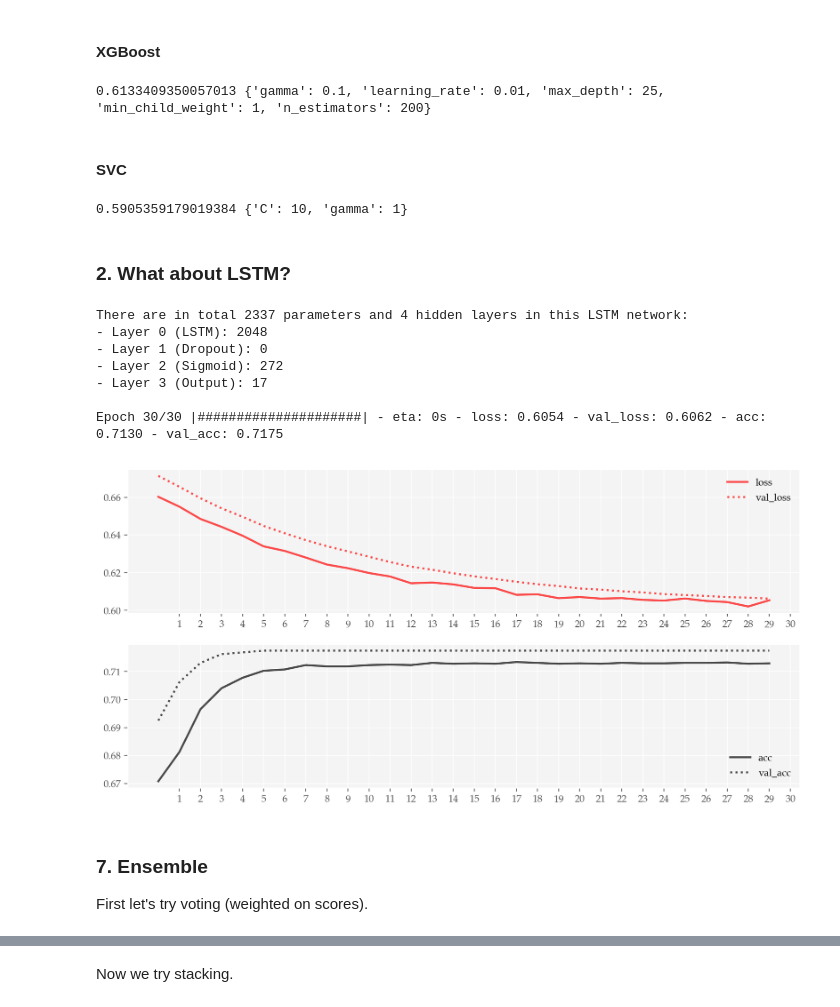
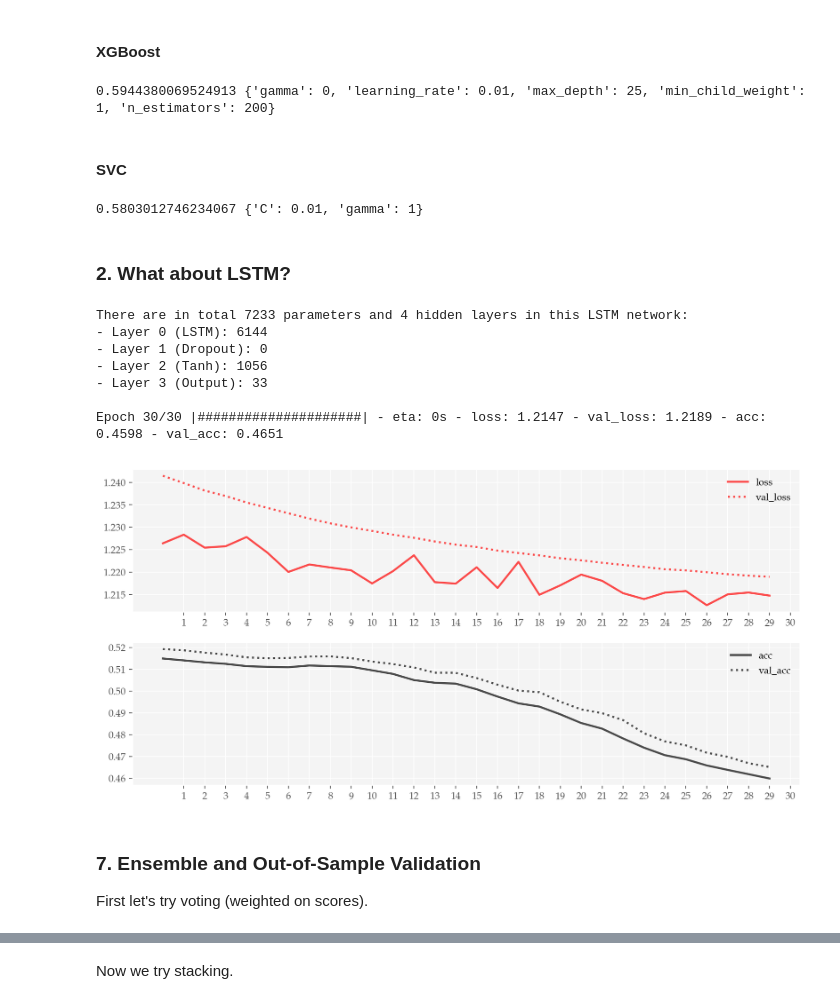
Before and after one commit to allenfrostline/iaqf2019, a Jupyter notebook: explore.ipynb, the cells around one changed output, grey strips where cells are left out. Saved outputs shown, nothing was run; the diff lists cells and outputs as text; code cells hidden in the pictures.

```diff
--- a/explore.ipynb
+++ b/explore.ipynb
@@ -259,7 +259,8 @@ for col in df.columns:
     col_val = df[col]**2
     df[col_name] = col_val
 
-df['y'] = np.vectorize(lambda x: int(x > 0))(df['dcs'].shift(-forecast))  # y = 1 if tmr's dcs is positive
+cat = lambda x: int(x > 0)
+df['y'] = np.vectorize(cat)(df['dcs'].shift(-forecast))  # y = 1 if tmr's dcs is positive
 df.reindex(sorted(df.columns.tolist()), axis=0)
 idx = df.index
 print('—' * 50)
@@ -268,7 +269,7 @@ print(df.columns.tolist()[:-1])
 print('—' * 50)
 
 # sovle colinearity by VIF reduction
-rv = ReduceVIF()
+rv = ReduceVIF(thresh=5)
 keep_cols = ['y']
 df_ = rv.fit_transform(df[[col for col in df.columns if col not in keep_cols]])
 df_.index = idx
@@ -625,7 +606,7 @@ best_score_list.append(xgb_grid.best_score_)
 best_params_list.append(xgb_grid.best_params_)
 yhat_list.append(xgb_grid.predict(X_train))
 # %% [output]
-0.6133409350057013 {'gamma': 0.1, 'learning_rate': 0.01, 'max_depth': 25, 'min_child_weight': 1, 'n_estimators': 200}
+0.5944380069524913 {'gamma': 0, 'learning_rate': 0.01, 'max_depth': 25, 'min_child_weight': 1, 'n_estimators': 200}
 # %% [markdown]
 #### SVC
 # %%
@@ -640,87 +621,106 @@ best_score_list.append(svc_grid.best_score_)
 best_params_list.append(svc_grid.best_params_)
 yhat_list.append(svc_grid.predict(X_train))
 # %% [output]
-0.5905359179019384 {'C': 10, 'gamma': 1}
+0.5803012746234067 {'C': 0.01, 'gamma': 1}
 # %% [markdown]
 ### 2. What about LSTM?
 # %%
 batch_size = BATCH_SIZE
 epochs = 30
-neurons = 16
+neurons = 32
 
-X_train_lstm, y_train_lstm = X[:-val_len], y[:-val_len]  # data is not shuffled for LSTM
-X_test_lstm, y_test_lstm = X[-val_len:], y[-val_len:]  # data is not shuffled for LSTM
-X_train_lstm = X_train_lstm[X_train_lstm.shape[0] % BATCH_SIZE:]
-y_train_lstm = y_train_lstm[y_train_lstm.shape[0] % BATCH_SIZE:]
-X_train_lstm = X_train_lstm.reshape(X_train_lstm.shape[0], 1, X_train_lstm.shape[1])
-X_test_lstm = X_test_lstm.reshape(X_test_lstm.shape[0], 1, X_test_lstm.shape[1])
+X_train_seq = X[:-val_len]                            # data is not shuffled for LSTM
+y_train_seq = (df.dcs.shift(-forecast) / df.dcs.std())[:-val_len]  # y is before cat and normed
+lt = len(y_train_seq)  # length of training set
+cv_val_len = int(lt * val_split)
+idx = np.arange(lt)
+nfolds = int(1 / val_split)
 
 np.random.seed(seed)
 model = Sequential()
 model.add(LSTM(neurons, stateful=True, batch_input_shape=(batch_size, 1, X_train.shape[1]), name='LSTM'))
 model.add(Dropout(.2, name='Dropout'))
-model.add(Dense(neurons, activation='sigmoid', name='Sigmoid'))
+model.add(Dense(neurons, activation='tanh', name='Tanh'))
 model.add(Dense(1, name='Output'))
 nl = len(model.layers)
 print(f'There are in total {model.count_params()} parameters and {nl} hidden layers in this LSTM network:')
 for i in range(nl):
     print(f'- Layer {i} ({model.layers[i].name}): {model.layers[i].count_params()}')
 print()
-model.compile(loss='binary_crossentropy', optimizer=Adadelta(lr=1e-3), metrics=['accuracy'])
+model.compile(loss='mse', optimizer=Adadelta(lr=1e-3))
 
 history = {'loss': [], 'val_loss': [], 'acc': [], 'val_acc': []}
 t0 = time.time()
 width = 20
 rightarrow, blacksquare, whitesquare = '>', '#', '='
+cat = np.vectorize(cat)
 
-i = 0
-while i < epochs:
-    model.fit(X_train_lstm, y_train_lstm, epochs=1, batch_size=batch_size,
-              validation_data=(X_test_lstm, y_test_lstm), verbose=0)
-    loss = model.history.history['loss'][0]
-    val_loss = model.history.history['val_loss'][0]
-    acc = model.history.history['acc'][0]
-    val_acc = model.history.history['val_acc'][0]
+for i in range(epochs):
+    loss, val_loss, acc, val_acc = 0, 0, 0, 0
+    for j in range(nfolds):
+        mask = np.logical_and(idx >= j * cv_val_len, idx < (j + 1) * cv_val_len)
+        X_train_lstm, y_train_lstm = X_train_seq[~mask], y_train_seq[~mask]
+        X_test_lstm, y_test_lstm = X_train_seq[mask], y_train_seq[mask]
+        X_train_lstm = X_train_lstm[X_train_lstm.shape[0] % BATCH_SIZE:]  # training length should be xBATCH_SIZE
+        y_train_lstm = y_train_lstm[y_train_lstm.shape[0] % BATCH_SIZE:]  # training length should be xBATCH_SIZE
+        X_train_lstm = X_train_lstm.reshape(X_train_lstm.shape[0], 1, X_train_lstm.shape[1])  # reshape X
+        X_test_lstm = X_test_lstm.reshape(X_test_lstm.shape[0], 1, X_test_lstm.shape[1])      # reshape X
+        # print(X_train_lstm.shape, X_test_lstm.shape)
+        model.fit(X_train_lstm, y_train_lstm, epochs=1, batch_size=batch_size,
+                  validation_data=(X_test_lstm, y_test_lstm), verbose=0)
+        loss += model.history.history['loss'][0]
+        val_loss += model.history.history['val_loss'][0]
+        y_train_lstm_hat = cat(model.predict(X_train_lstm, batch_size=batch_size))
+        y_train_lstm = cat(y_train_lstm)
+        acc += (y_train_lstm == y_train_lstm_hat).mean()
+        y_test_lstm_hat = cat(model.predict(X_test_lstm, batch_size=batch_size))
+        y_test_lstm = cat(y_test_lstm)
+        val_acc += (y_test_lstm == y_test_lstm_hat).mean()
+
+    loss /= nfolds
+    val_loss /= nfolds
+    acc /= nfolds
+    val_acc /= nfolds
+
     dt = time.time() - t0
     progress = (i + 1) / epochs
     eta = dt / progress * (1 - progress)
     nbars = round(width * progress)
     history['loss'].append(loss)
     history['val_loss'].append(val_loss)
     history['acc'].append(acc)
     history['val_acc'].append(val_acc)
     msg1 = 'Epoch {}/{} |{}{}{}| - eta: {:.0f}s'.\
     format(i + 1, epochs, blacksquare * nbars, rightarrow, whitesquare * (width - nbars - 1), eta)
     msg2 = 'loss: {:.4f} - val_loss: {:.4f} - acc: {:.4f} - val_acc: {:.4f}'.\
     format(loss, val_loss, acc, val_acc)
     msg = msg1 + ' - ' + msg2
     print('{: <150s}'.format(msg), end='\r')
-    i += 1
 
 print(msg.replace(rightarrow, blacksquare))
 
 fig = plt.figure()
 ax = fig.add_subplot(211)
 ax.plot(history['loss'], 'r', alpha=.7, label='loss')
 ax.plot(history['val_loss'], 'r:', alpha=.7, label='val_loss')
 ax.set_xticks(np.arange(epochs) + 1)
 ax.legend(frameon=False)
 ax = fig.add_subplot(212)
 ax.plot(history['acc'], 'k', alpha=.7, label='acc')
 ax.plot(history['val_acc'], 'k:', alpha=.7, label='val_acc')
 ax.set_xticks(np.arange(epochs) + 1)
 ax.legend(frameon=False)
 plt.tight_layout()
 plt.show()
 # %% [output]
-There are in total 2337 parameters and 4 hidden layers in this LSTM network:
-- Layer 0 (LSTM): 2048
+There are in total 7233 parameters and 4 hidden layers in this LSTM network:
+- Layer 0 (LSTM): 6144
 - Layer 1 (Dropout): 0
-- Layer 2 (Sigmoid): 272
-- Layer 3 (Output): 17
+- Layer 2 (Tanh): 1056
+- Layer 3 (Output): 33
 
-Epoch 30/30 |#####################| - eta: 0s - loss: 0.6054 - val_loss: 0.6062 - acc: 0.7130 - val_acc: 0.7175
+Epoch 30/30 |#####################| - eta: 0s - loss: 1.2147 - val_loss: 1.2189 - acc: 0.4598 - val_acc: 0.4651
-[figure, old version]
+[figure, new version]
 # %%
 # best_score_list = best_score_list[:-1]
 # estimator_list = estimator_list[:-1]
@@ -736,7 +736,7 @@ yhat_list.append(model.predict_classes(
     X_train.reshape(X_train.shape[0], 1, X_train.shape[1]),
     batch_size=batch_size).T[0])
 # %% [markdown]
-### 7. Ensemble
+### 7. Ensemble and Out-of-Sample Validation
 
 First let's try voting (weighted on scores).
 # %%
```
Also changed, not shown: parts of 22 cells of this notebook, 10 other files.
